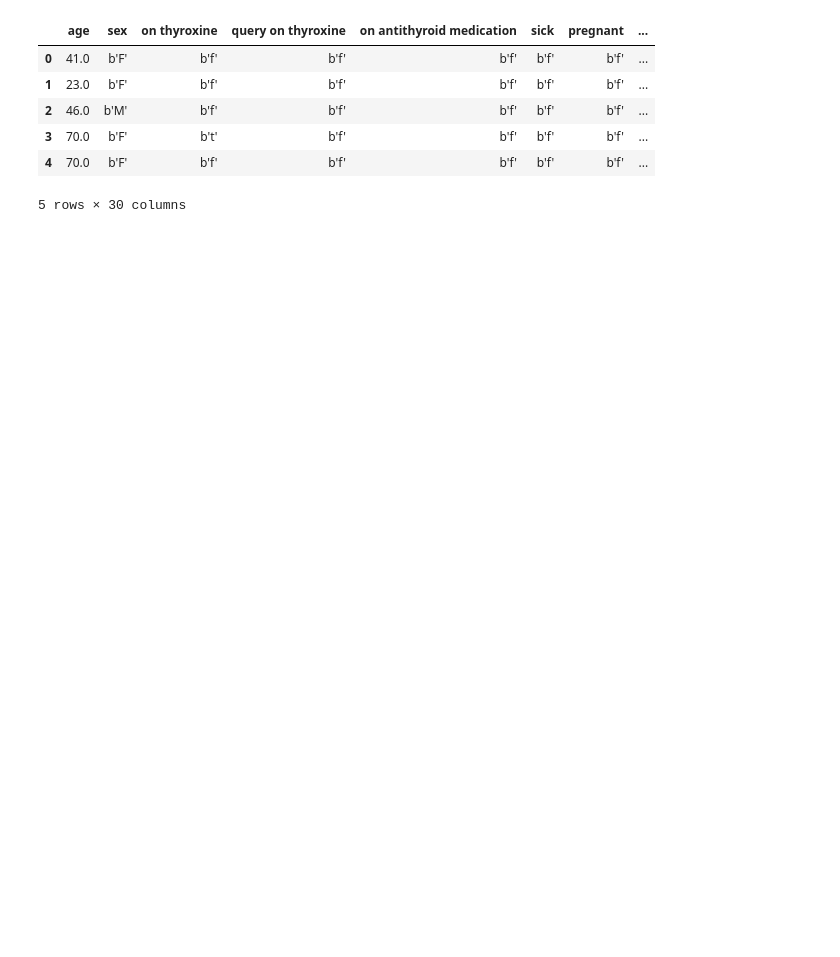
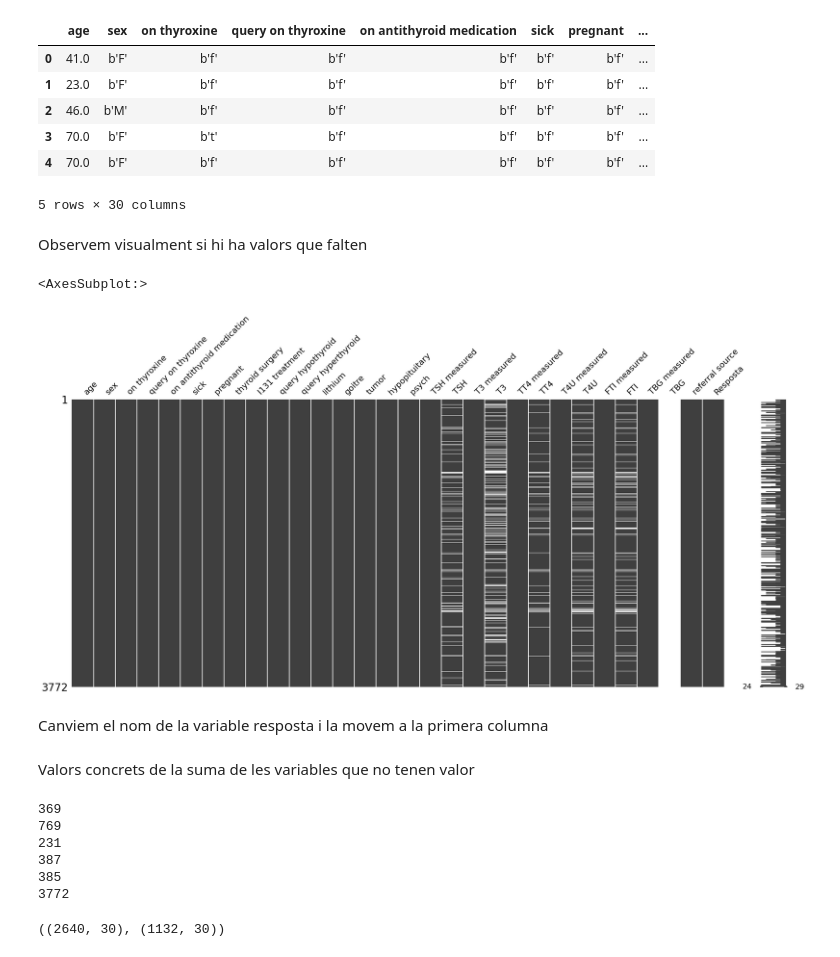
Before and after one commit to cuberhaus/APA_Practica, a Jupyter notebook: hypothyroid.ipynb, the cells around one changed output. Cells and saved outputs as stored; diff of their text form; code cells hidden in the pictures; blank space fills up the shorter version.

Commit message:
primer analisis

```diff
--- a/hypothyroid.ipynb
+++ b/hypothyroid.ipynb
@@ -14,3 +14,13 @@ df.head()
 | 3 | 70.0 | b'F' | b't' | b'f' | b'f' | b'f' | b'f' | ... |
 | 4 | 70.0 | b'F' | b'f' | b'f' | b'f' | b'f' | b'f' | ... |
 5 rows × 30 columns
+# %% [markdown]
+Observem visualment si hi ha valors que falten
+# %%
+import missingno as msno
+msno.matrix(df)
+# %% [output]
+<AxesSubplot:>
+[figure, added]
+# %% [markdown]
+Canviem el nom de la variable resposta i la movem a la primera columna
@@ -16,0 +33,28 @@ df.head()
+# %% [markdown]
+Valors concrets de la suma de les variables que no tenen valor
+# %%
+print(df['TSH'].isna().sum())
+print(df['T3'].isna().sum())
+print(df['TT4'].isna().sum())
+print(df['T4U'].isna().sum())
+print(df['FTI'].isna().sum())
+print(df['TBG'].isna().sum())
+# %% [output]
+369
+769
+231
+387
+385
+3772
+# %%
+# Dividing dataframe
+from sklearn.model_selection import train_test_split
+train, test = train_test_split(df, test_size=0.3, random_state=0)
+X_train = train.loc[:,train.columns != 'Resposta']
+y_train = train['Resposta']
+X_test = test.loc[:,test.columns != 'Resposta']
+y_test = test['Resposta']
+
+train.shape, test.shape
+# %% [output]
+((2640, 30), (1132, 30))
```
Also changed, not shown: parts of 2 cells of this notebook.
